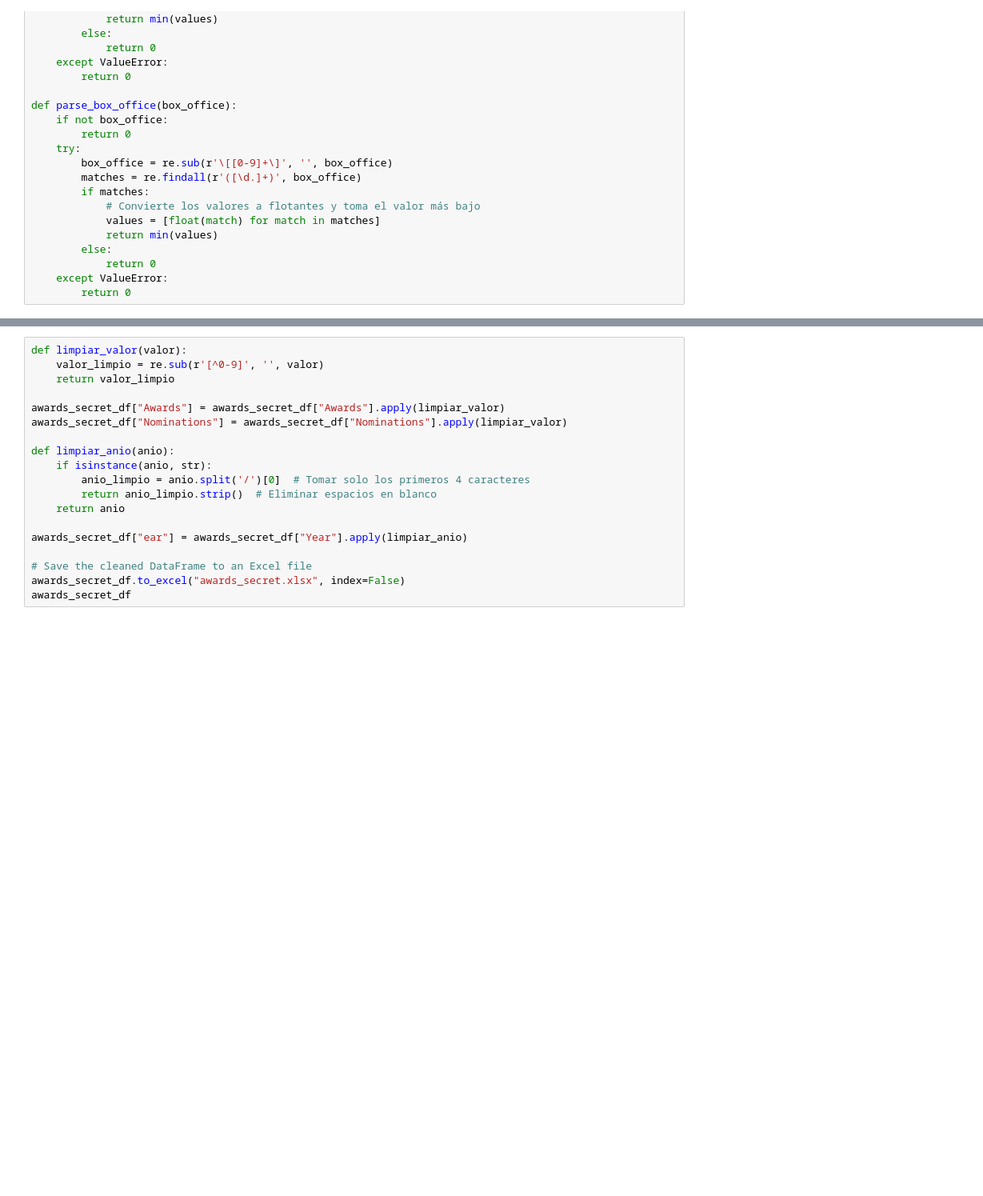
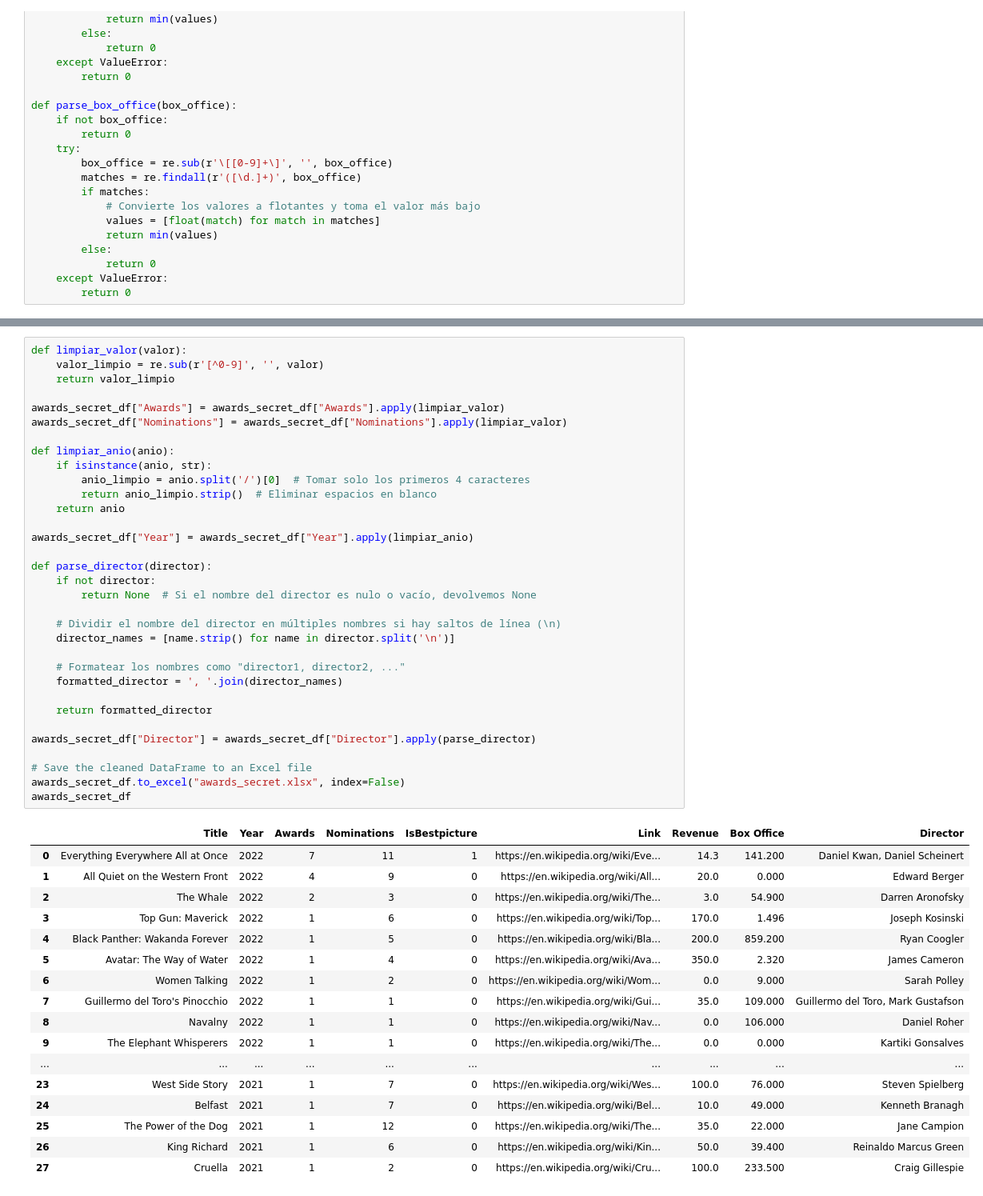
Before and after one commit to Bharragan/DataScrappingGestionTI, a Jupyter notebook: tarea2_integrado.ipynb, the cells around one changed output, grey strips where cells are left out. Shown at 80% size. Drawn from its saved outputs; the diff is of its cells as text; blank space fills up the shorter version.

```diff
--- a/tarea2_integrado.ipynb
+++ b/tarea2_integrado.ipynb
@@ -562,22 +599,54 @@ Director: S. S. Rajamouli
 # %%
 def limpiar_valor(valor):
     valor_limpio = re.sub(r'[^0-9]', '', valor)
     return valor_limpio
 
 awards_secret_df["Awards"] = awards_secret_df["Awards"].apply(limpiar_valor)
 awards_secret_df["Nominations"] = awards_secret_df["Nominations"].apply(limpiar_valor)
 
 def limpiar_anio(anio):
     if isinstance(anio, str):
         anio_limpio = anio.split('/')[0]  # Tomar solo los primeros 4 caracteres
         return anio_limpio.strip()  # Eliminar espacios en blanco
     return anio
 
-awards_secret_df["ear"] = awards_secret_df["Year"].apply(limpiar_anio)
+awards_secret_df["Year"] = awards_secret_df["Year"].apply(limpiar_anio)
+
+def parse_director(director):
+    if not director:
+        return None  # Si el nombre del director es nulo o vacío, devolvemos None
+
+    # Dividir el nombre del director en múltiples nombres si hay saltos de línea (\n)
+    director_names = [name.strip() for name in director.split('\n')]
+
+    # Formatear los nombres como "director1, director2, ..."
+    formatted_director = ', '.join(director_names)
+
+    return formatted_director
+
+awards_secret_df["Director"] = awards_secret_df["Director"].apply(parse_director)
 
 # Save the cleaned DataFrame to an Excel file
 awards_secret_df.to_excel("awards_secret.xlsx", index=False)
 awards_secret_df
+# %% [output]
+|  | Title | Year | Awards | Nominations | IsBestpicture | Link | Revenue | Box Office | Director |
+| 0 | Everything Everywhere All at Once | 2022 | 7 | 11 | 1 | https://en.wikipedia.org/wiki/Eve... | 14.3 | 141.200 | Daniel Kwan, Daniel Scheinert |
+| 1 | All Quiet on the Western Front | 2022 | 4 | 9 | 0 | https://en.wikipedia.org/wiki/All... | 20.0 | 0.000 | Edward Berger |
+| 2 | The Whale | 2022 | 2 | 3 | 0 | https://en.wikipedia.org/wiki/The... | 3.0 | 54.900 | Darren Aronofsky |
+| 3 | Top Gun: Maverick | 2022 | 1 | 6 | 0 | https://en.wikipedia.org/wiki/Top... | 170.0 | 1.496 | Joseph Kosinski |
+| 4 | Black Panther: Wakanda Forever | 2022 | 1 | 5 | 0 | https://en.wikipedia.org/wiki/Bla... | 200.0 | 859.200 | Ryan Coogler |
+| 5 | Avatar: The Way of Water | 2022 | 1 | 4 | 0 | https://en.wikipedia.org/wiki/Ava... | 350.0 | 2.320 | James Cameron |
+| 6 | Women Talking | 2022 | 1 | 2 | 0 | https://en.wikipedia.org/wiki/Wom... | 0.0 | 9.000 | Sarah Polley |
+| 7 | Guillermo del Toro's Pinocchio | 2022 | 1 | 1 | 0 | https://en.wikipedia.org/wiki/Gui... | 35.0 | 109.000 | Guillermo del Toro, Mark Gustafson |
+| 8 | Navalny | 2022 | 1 | 1 | 0 | https://en.wikipedia.org/wiki/Nav... | 0.0 | 106.000 | Daniel Roher |
+| 9 | The Elephant Whisperers | 2022 | 1 | 1 | 0 | https://en.wikipedia.org/wiki/The... | 0.0 | 0.000 | Kartiki Gonsalves |
+| ... | ... | ... | ... | ... | ... | ... | ... | ... | ... |
+| 23 | West Side Story | 2021 | 1 | 7 | 0 | https://en.wikipedia.org/wiki/Wes... | 100.0 | 76.000 | Steven Spielberg |
+| 24 | Belfast | 2021 | 1 | 7 | 0 | https://en.wikipedia.org/wiki/Bel... | 10.0 | 49.000 | Kenneth Branagh |
+| 25 | The Power of the Dog | 2021 | 1 | 12 | 0 | https://en.wikipedia.org/wiki/The... | 35.0 | 22.000 | Jane Campion |
+| 26 | King Richard | 2021 | 1 | 6 | 0 | https://en.wikipedia.org/wiki/Kin... | 50.0 | 39.400 | Reinaldo Marcus Green |
+| 27 | Cruella | 2021 | 1 | 2 | 0 | https://en.wikipedia.org/wiki/Cru... | 100.0 | 233.500 | Craig Gillespie |
 # %% [markdown]
 ### 2.2 Turtle Secret
 # %%
```
Also changed, not shown: parts of 8 cells of this notebook, 1 other file.
